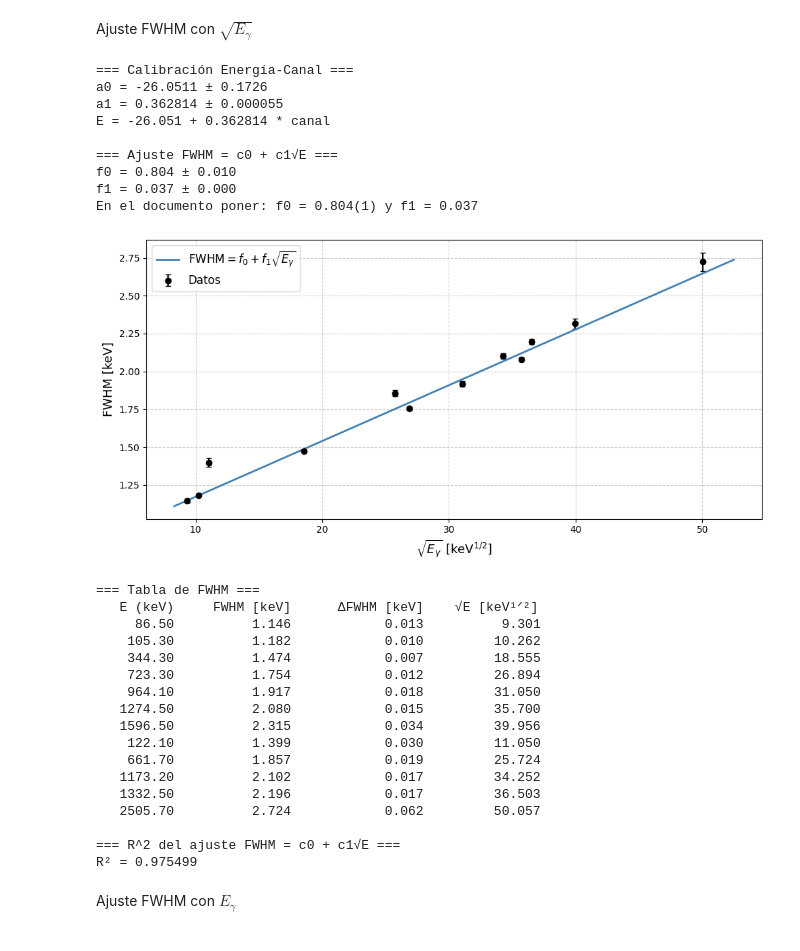
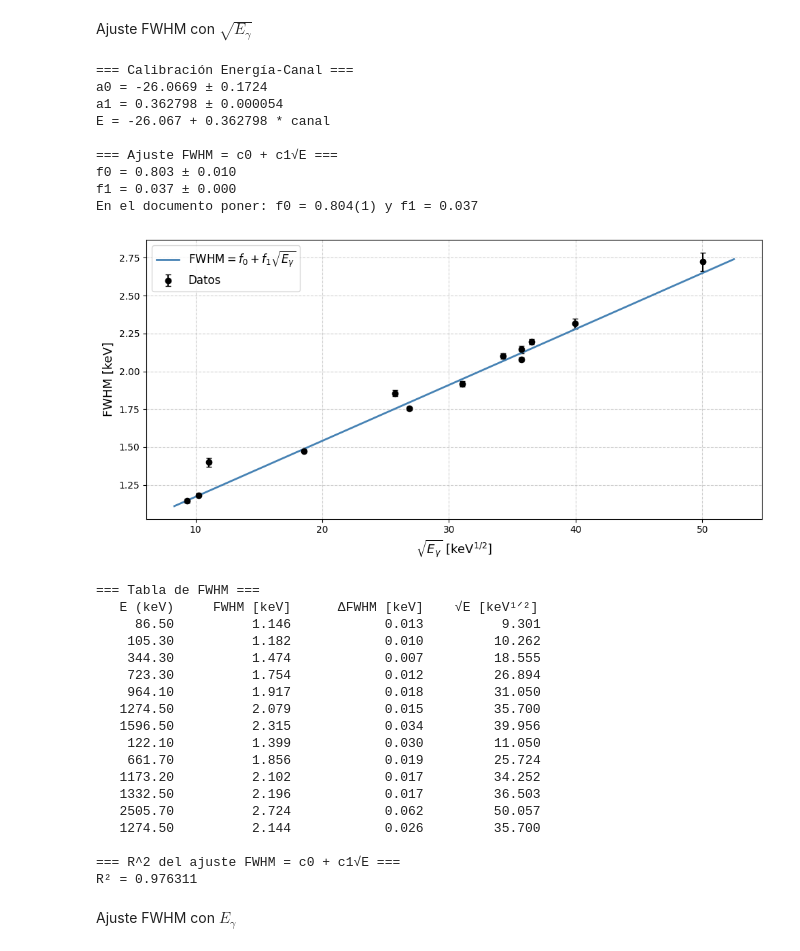
Before and after one commit to asarria48/Nuclear-physics, a Jupyter notebook: Informe3.ipynb, the cells around one changed output. Saved outputs shown, nothing was run; the diff lists cells and outputs as text; code cells hidden in the pictures.

```diff
--- a/Informe3.ipynb
+++ b/Informe3.ipynb
@@ -1721,9 +1721,9 @@ Int      = 1746(34)
 # %% [markdown]
 #$E_\gamma$ [keV] vs Energía [Canal]
 # %%
-E = np.array([86.5, 105.3, 344.3, 723.3, 964.1, 1274.5, 1596.5, 122.1, 661.7, 1173.2, 1332.5, 2505.7])                                # datos de energía tomados de las tablas
-mu = np.array([312.1, 363.7, 1020.1101, 2062.905, 2725.83, 3580.551, 4467.266, 410.622, 1896.49, 3307.216, 3746.453, 6982.97])      # datos de mu hallados en los ajustes
-dmu = np.array([0.2, 0.1, 0.0071, 0.013, 0.02, 0.015, 0.037, 0.032, 0.02, 0.015, 0.015, 0.06])                                         # incertidumbres asociadas a cada canal
+E = np.array([86.5, 105.3, 344.3, 723.3, 964.1, 1274.5, 1596.5, 122.1, 661.7, 1173.2, 1332.5, 2505.7, 1274.5])                                # datos de energía tomados de las tablas
+mu = np.array([312.1, 363.7, 1020.1101, 2062.905, 2725.83, 3580.551, 4467.266, 410.622, 1896.49, 3307.216, 3746.453, 6982.97, 3586.641])      # datos de mu hallados en los ajustes
+dmu = np.array([0.2, 0.1, 0.0071, 0.013, 0.02, 0.015, 0.037, 0.032, 0.02, 0.015, 0.015, 0.06, 0.027])                                         # incertidumbres asociadas a cada canal
 dE = np.ones_like(E)                                                                                                                          # incertidumbre fija para la energía
 
 
@@ -1787,8 +1787,8 @@ for i in range(len(E)):
 
 
 # me falta calcular FHWM [keV]
-sigma = np.array([1.341, 1.384, 1.7258, 2.053, 2.244, 2.434, 2.71, 1.638, 2.173, 2.46, 2.57, 3.188])         # ejemplo: σ en canales para cada pico
-d_sigma = np.array([0.015, 0.012, 0.0081, 0.014, 0.021, 0.017, 0.04, 0.035, 0.022, 0.02, 0.02, 0.072])                                         # incertidumbre en σ
+sigma = np.array([1.341, 1.384, 1.7258, 2.053, 2.244, 2.434, 2.71, 1.638, 2.173, 2.46, 2.57, 3.188, 2.51])         # ejemplo: σ en canales para cada pico
+d_sigma = np.array([0.015, 0.012, 0.0081, 0.014, 0.021, 0.017, 0.04, 0.035, 0.022, 0.02, 0.02, 0.072, 0.03])                                         # incertidumbre en σ
 
 # FWHM en canales
 FWHM_canal = 2.35482 * sigma
@@ -1838,9 +1838,9 @@ Acomodar la incertidumbre de a0 a (2) y despreciar la de a1.
 # %% [markdown]
 Ajuste FWHM con $\sqrt{E_\gamma}$
 # %%
-E = np.array([86.5, 105.3, 344.3, 723.3, 964.1, 1274.5, 1596.5, 122.1, 661.7, 1173.2, 1332.5, 2505.7])                                # datos de energía tomados de las tablas
-mu = np.array([312.1, 363.7, 1020.1101, 2062.905, 2725.83, 3580.551, 4467.266, 410.622, 1896.49, 3307.216, 3746.453, 6982.97])      # datos de mu hallados en los ajustes
-dmu = np.array([0.2, 0.1, 0.0071, 0.013, 0.02, 0.015, 0.037, 0.032, 0.02, 0.015, 0.015, 0.06])                                         # incertidumbres asociadas a cada canal
+E = np.array([86.5, 105.3, 344.3, 723.3, 964.1, 1274.5, 1596.5, 122.1, 661.7, 1173.2, 1332.5, 2505.7, 1274.5])                                # datos de energía tomados de las tablas
+mu = np.array([312.1, 363.7, 1020.1101, 2062.905, 2725.83, 3580.551, 4467.266, 410.622, 1896.49, 3307.216, 3746.453, 6982.97, 3586.641])      # datos de mu hallados en los ajustes
+dmu = np.array([0.2, 0.1, 0.0071, 0.013, 0.02, 0.015, 0.037, 0.032, 0.02, 0.015, 0.015, 0.06, 0.027])                                         # incertidumbres asociadas a cada canal
 dE = np.ones_like(E)                                                                                                                          # incertidumbre fija para la energía
 
 
@@ -1865,8 +1865,8 @@ print(f"E = {a0:.3f} + {a1:.6f} * canal")
 
 
 # cálculo del FWHM con los valores obtenidos en los ajustes de gaussianas
-sigma = np.array([1.341, 1.384, 1.7258, 2.053, 2.244, 2.434, 2.71, 1.638, 2.173, 2.46, 2.57, 3.188])
-d_sigma = np.array([0.015, 0.012, 0.0081, 0.014, 0.021, 0.017, 0.04, 0.035, 0.022, 0.02, 0.02, 0.072])
+sigma = np.array([1.341, 1.384, 1.7258, 2.053, 2.244, 2.434, 2.71, 1.638, 2.173, 2.46, 2.57, 3.188, 2.51])
+d_sigma = np.array([0.015, 0.012, 0.0081, 0.014, 0.021, 0.017, 0.04, 0.035, 0.022, 0.02, 0.02, 0.072, 0.03])
 
 
 FWHM_canal = 2.35482 * sigma
@@ -1903,38 +1903,38 @@ plt.show()
 print("\n=== Tabla de FWHM ===")
 print(f"{'E (keV)':>10} {'FWHM [keV]':>14} {'ΔFWHM [keV]':>16} {'√E [keV¹ᐟ²]':>14}")
 for Ei, FH, dFH in zip(E, FWHM_E, dFWHM_E):
     print(f"{Ei:10.2f} {FH:14.3f} {dFH:16.3f} {np.sqrt(Ei):14.3f}")
 
 # ===== Cálculo del R^2 del ajuste FWHM vs sqrt(E) =====
 
 # valores observados
 y_obs = FWHM_E
 
 # valores ajustados
 y_fit = g(E, *popt2)
 
 # media de los datos
 y_mean = np.mean(y_obs)
 
 # suma de cuadrados
 SS_res = np.sum((y_obs - y_fit)**2)
 SS_tot = np.sum((y_obs - y_mean)**2)
 
 R2 = 1 - SS_res / SS_tot
 
 print(f"\n=== R^2 del ajuste FWHM = c0 + c1√E ===")
 print(f"R² = {R2:.6f}")
 # %% [output]
 === Calibración Energía-Canal ===
-a0 = -26.0511 ± 0.1726
-a1 = 0.362814 ± 0.000055
-E = -26.051 + 0.362814 * canal
+a0 = -26.0669 ± 0.1724
+a1 = 0.362798 ± 0.000054
+E = -26.067 + 0.362798 * canal
 
 === Ajuste FWHM = c0 + c1√E ===
-f0 = 0.804 ± 0.010
+f0 = 0.803 ± 0.010
 f1 = 0.037 ± 0.000
 En el documento poner: f0 = 0.804(1) y f1 = 0.037
-[figure, old version]
+[figure, new version]
 === Tabla de FWHM ===
    E (keV)     FWHM [keV]      ΔFWHM [keV]    √E [keV¹ᐟ²]
      86.50          1.146            0.013          9.301
@@ -1942,16 +1942,17 @@ En el documento poner: f0 = 0.804(1) y f1 = 0.037
     344.30          1.474            0.007         18.555
     723.30          1.754            0.012         26.894
     964.10          1.917            0.018         31.050
-   1274.50          2.080            0.015         35.700
+   1274.50          2.079            0.015         35.700
    1596.50          2.315            0.034         39.956
     122.10          1.399            0.030         11.050
-    661.70          1.857            0.019         25.724
+    661.70          1.856            0.019         25.724
    1173.20          2.102            0.017         34.252
    1332.50          2.196            0.017         36.503
    2505.70          2.724            0.062         50.057
+   1274.50          2.144            0.026         35.700
 
 === R^2 del ajuste FWHM = c0 + c1√E ===
-R² = 0.975499
+R² = 0.976311
 # %% [markdown]
 Ajuste FWHM con $E_\gamma$
 # %%
```
Also changed, not shown: parts of 5 cells of this notebook.
